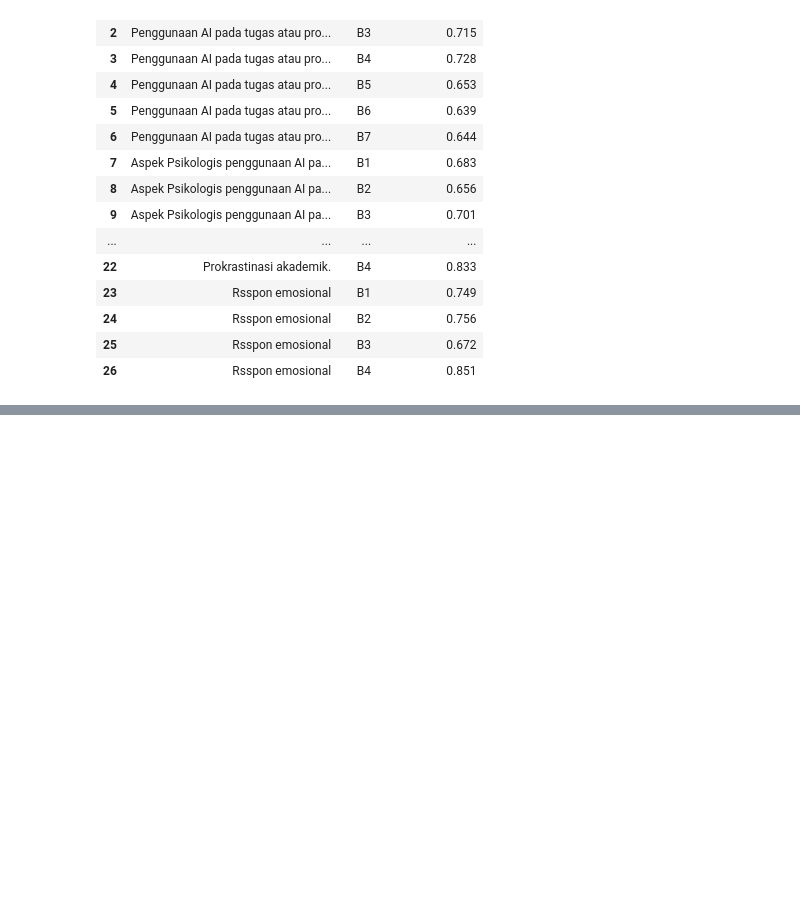
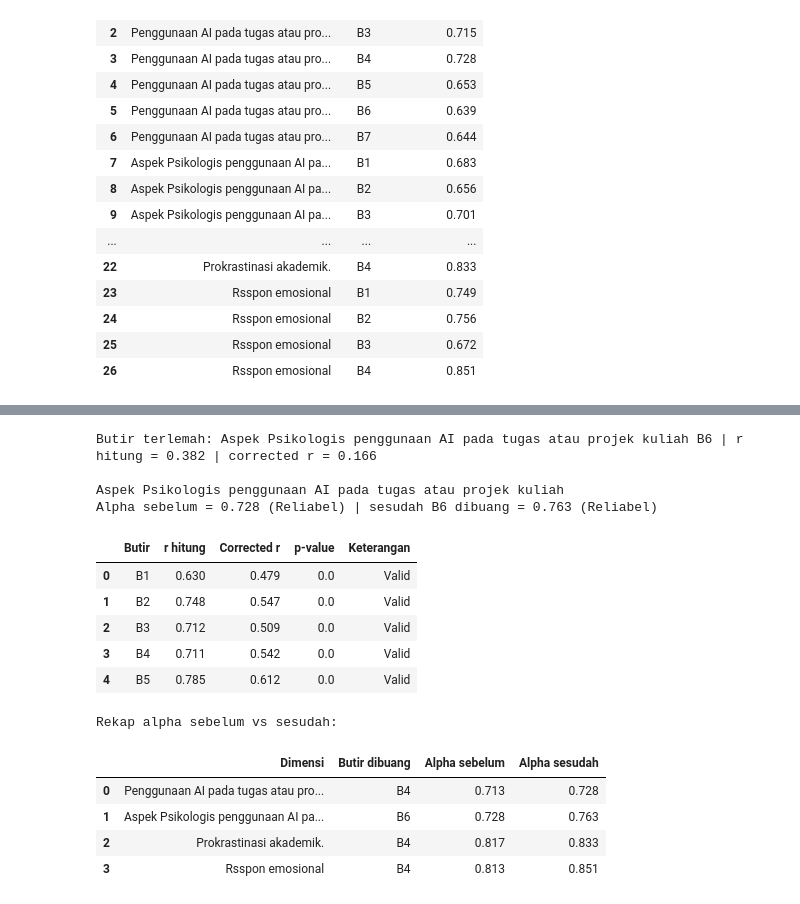
Before and after one commit to Aqilafadilla25/Probstik_AqilaFadila_3TID, a Jupyter notebook: ProbstatUjiKuisoner.ipynb, the cells around one changed output, grey strips where cells are left out. Drawn from its saved outputs; the diff is of its cells as text; code cells hidden in the pictures; blank space fills up the shorter version.

```diff
--- a/ProbstatUjiKuisoner.ipynb
+++ b/ProbstatUjiKuisoner.ipynb
@@ -163,0 +238,62 @@ files.download("hasil_uji_validitas_reliabilitas.xlsx")
+# %%
+# LATIHAN 3 - Perbaikan instrumen: buang butir, uji ulang
+# Tidak ada butir tidak valid, jadi dibuang butir terlemah (r hitung terendah).
+terlemah = tabel_validitas.sort_values("r hitung").iloc[0]
+print("Butir terlemah:", terlemah["Dimensi"], terlemah["Butir"],
+      "| r hitung =", terlemah["r hitung"], "| corrected r =", terlemah["Corrected r"])
+
+def uji_ulang(nama_dim, butir_dibuang):
+    daftar = dimensi[nama_dim]
+    label = {kol: f"B{i}" for i, kol in enumerate(daftar, 1)}   # label B asli
+    sisa = [kol for kol in daftar if label[kol] != butir_dibuang]
+    x = num[sisa]
+    total = x.sum(axis=1)
+    baris = []
+    for kol in sisa:
+        r, p = stats.pearsonr(x[kol], total)
+        rk, _ = stats.pearsonr(x[kol], total - x[kol])
+        baris.append({"Butir": label[kol], "r hitung": round(r, 3),
+                      "Corrected r": round(rk, 3), "p-value": round(p, 4),
+                      "Keterangan": "Valid" if r > r_tabel else "Tidak Valid"})
+    a_awal = cronbach_alpha(num[daftar])
+    a_baru = cronbach_alpha(x)
+    return a_awal, a_baru, pd.DataFrame(baris)
+
+# Butir terlemah -> Aspek Psikologis B6
+nama_dim = terlemah["Dimensi"]
+a0, a1, hasil = uji_ulang(nama_dim, terlemah["Butir"])
+print(f"\n{nama_dim}")
+print(f"Alpha sebelum = {a0:.3f} ({kategori(a0)}) | sesudah {terlemah['Butir']} dibuang = {a1:.3f} ({kategori(a1)})")
+display(hasil)
+
+# Perbandingan alpha untuk semua butir yang perlu ditinjau
+kol_alpha = [c for c in tabel_alpha_dihapus.columns if "lpha" in c][0]
+tinjau = [("Penggunaan AI", "B4"), ("Aspek Psikologis", "B6"),
+          ("Prokrastinasi", "B4"), ("Rsspon", "B4")]
+rekap = []
+for kunci, b in tinjau:
+    nm = [d for d in dimensi if d.startswith(kunci)][0]
+    a_awal = float(tabel_reliabilitas.loc[tabel_reliabilitas["Dimensi"] == nm, "Cronbach's alpha"].iloc[0])
+    a_sesudah = float(tabel_alpha_dihapus[(tabel_alpha_dihapus["Dimensi"] == nm) &
+                                          (tabel_alpha_dihapus["Butir"] == b)][kol_alpha].iloc[0])
+    rekap.append({"Dimensi": nm, "Butir dibuang": b,
+                  "Alpha sebelum": a_awal, "Alpha sesudah": a_sesudah})
+print("\nRekap alpha sebelum vs sesudah:")
+display(pd.DataFrame(rekap))
+# %% [output]
+Butir terlemah: Aspek Psikologis penggunaan AI pada tugas atau projek kuliah B6 | r hitung = 0.382 | corrected r = 0.166
+
+Aspek Psikologis penggunaan AI pada tugas atau projek kuliah
+Alpha sebelum = 0.728 (Reliabel) | sesudah B6 dibuang = 0.763 (Reliabel)
+|  | Butir | r hitung | Corrected r | p-value | Keterangan |
+| 0 | B1 | 0.630 | 0.479 | 0.0 | Valid |
+| 1 | B2 | 0.748 | 0.547 | 0.0 | Valid |
+| 2 | B3 | 0.712 | 0.509 | 0.0 | Valid |
+| 3 | B4 | 0.711 | 0.542 | 0.0 | Valid |
+| 4 | B5 | 0.785 | 0.612 | 0.0 | Valid |
+Rekap alpha sebelum vs sesudah:
+|  | Dimensi | Butir dibuang | Alpha sebelum | Alpha sesudah |
+| 0 | Penggunaan AI pada tugas atau pro... | B4 | 0.713 | 0.728 |
+| 1 | Aspek Psikologis penggunaan AI pa... | B6 | 0.728 | 0.763 |
+| 2 | Prokrastinasi akademik. | B4 | 0.817 | 0.833 |
+| 3 | Rsspon emosional | B4 | 0.813 | 0.851 |
```
Also changed, not shown: parts of 5 cells of this notebook.
